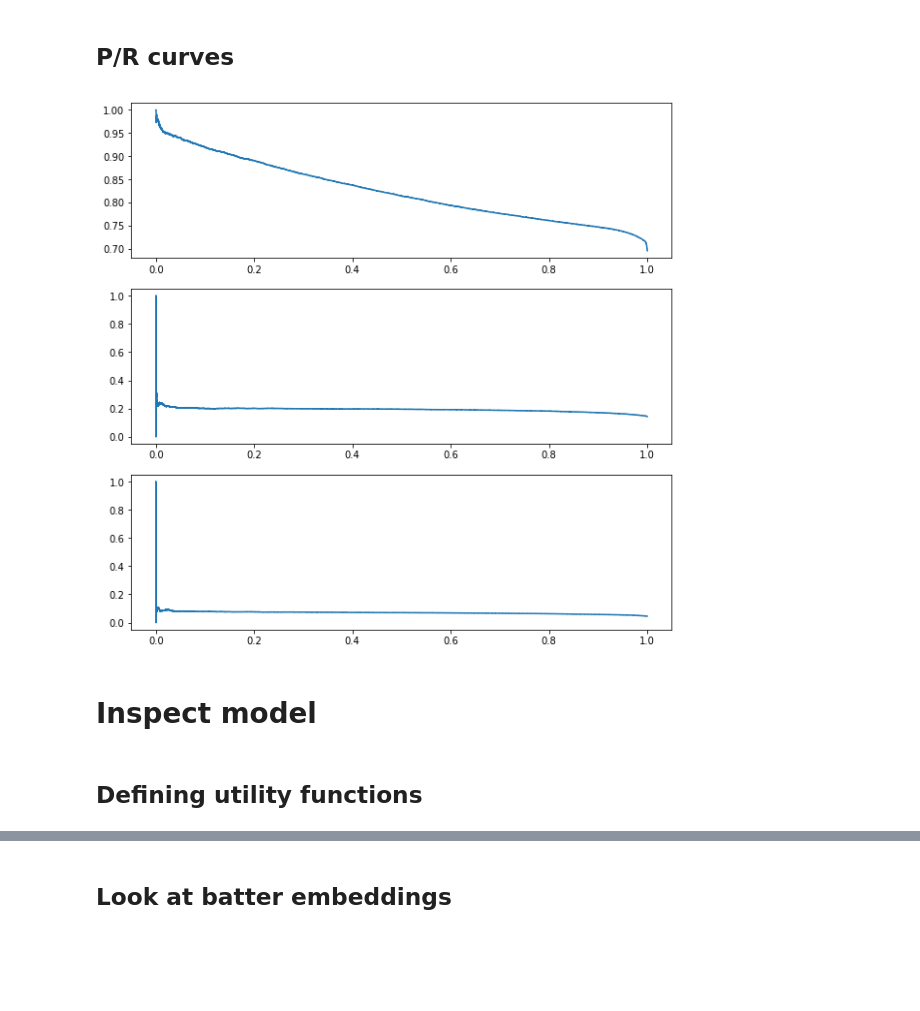
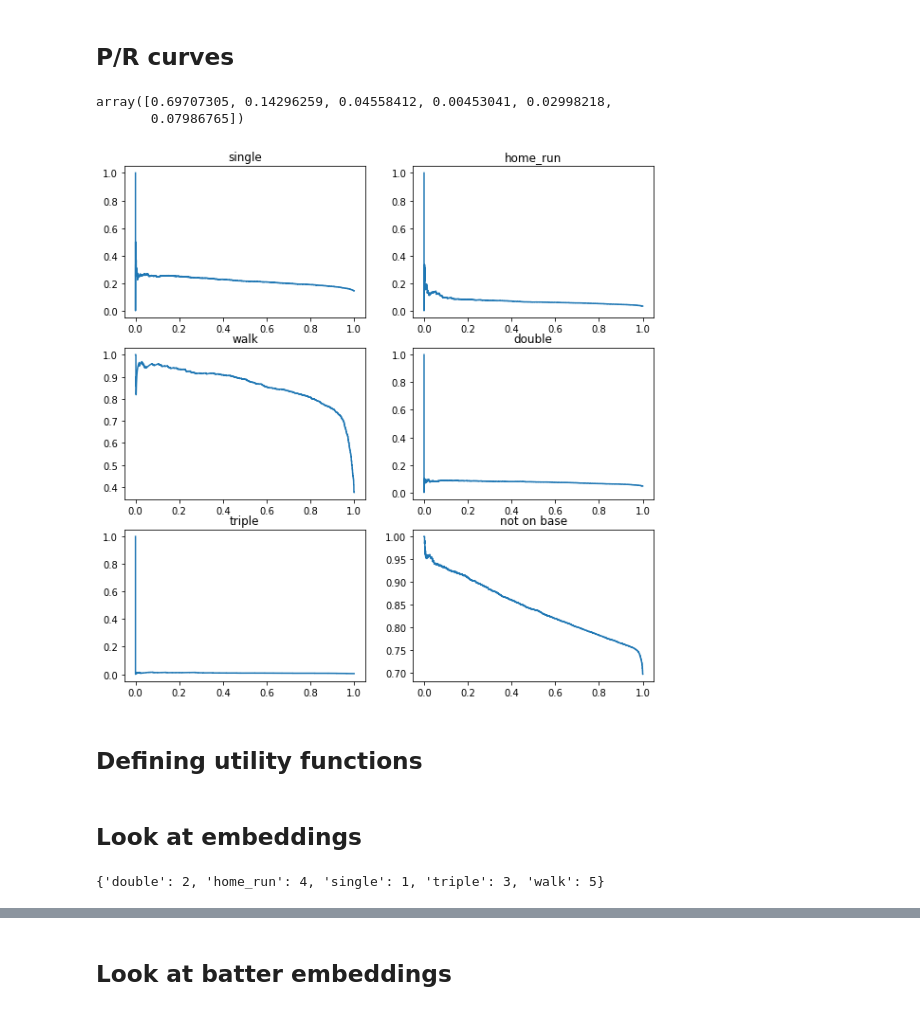
Before and after one commit to dantegates/mlb-statcast, a Jupyter notebook: deep-learning.ipynb, the cells around one changed output, grey strips where cells are left out. Cells and saved outputs as stored; diff of their text form; code cells hidden in the pictures; blank space fills up the shorter version.

Commit message:
added examples with linear model, hybrid model and nonlinear model

```diff
--- a/deep-learning.ipynb
+++ b/deep-learning.ipynb
@@ -514,7 +716,7 @@ def Attention(X):
 
 
 categorical_dimmensions = {
-    'batter_id': 4,
+    'batter_id': 1,
     'pitcher_id': 1,
 }
 
@@ -534,6 +736,7 @@ for feature in categorical_features:
 
 # Average is just a hacky way to get these embeddings 2D.
 Avg = keras.layers.Lambda(lambda x: K.mean(x, axis=1))
+batter_embedding = Avg(embeddings.pop('batter_id'))
 pitcher_embedding = Avg(embeddings.pop('pitcher_id'))
 X_embeddings = keras.layers.Concatenate(axis=-1)(list(embeddings.values()))
 
@@ -544,17 +747,11 @@ X, attention = Attention(X_lstm)
 X = keras.layers.Concatenate()([
     X,
     pitcher_embedding,
+    batter_embedding
 ])
 X = keras.layers.Dense(len(target_events) + 1, activation='softmax', name='y')(X)
 
-
-X_aux = keras.layers.Dense(32, activation='relu')(X_lstm)
-X_aux = keras.layers.BatchNormalization()(X_aux)
-X_aux = keras.layers.Dense(32, activation='relu')(X_aux)
-X_aux = keras.layers.BatchNormalization()(X_aux)
-X_aux = keras.layers.Dense(len(auxillary_targets), name='y_aux')(X_aux)
-
-model = keras.models.Model(
+hybrid_model = keras.models.Model(
     inputs=[numeric_input] + list(categorical_inputs),
-    outputs=[X, X_aux])
+    outputs=X)
 # %%
@@ -579,6 +776,6 @@ Non-trainable params: 262
 __________________________________________________________________________________________________
 # %%
-model.compile(loss={'y': 'categorical_crossentropy', 'y_aux': 'mse'}, optimizer='adam', loss_weights={'y': 1., 'y_aux': 3.})
+hybrid_model.compile(loss='categorical_crossentropy', optimizer='adam')
 # %%
 L = []
 def g():
@@ -588,7 +785,7 @@ def g():
             if len(y_aux.shape) != 3:
                 L.append(None)
                 continue
-            yield X, {'y': y, 'y_aux': y_aux}
-model.fit_generator(g(), steps_per_epoch=len(batches), epochs=10)
+            yield X, y
+hybrid_model.fit_generator(g(), steps_per_epoch=len(batches), epochs=10)
 # %% [output]
 Epoch 1/10
@@ -619,22 +803,30 @@ len(L)
 # %% [markdown]
 ## P/R curves
+# %%
+y_all.mean(axis=0)
+# %% [output]
+array([0.69707305, 0.14296259, 0.04558412, 0.00453041, 0.02998218,
+       0.07986765])
 # %%
-preds = np.concatenate([model.predict(x)[0] for x, _, _ in batches])
+preds = np.concatenate([hybrid_model.predict(x) for x, _, _ in batches])
 y_all = np.concatenate([y for _, y, _ in batches])
 # %%
 import matplotlib.pyplot as plt
 from sklearn.metrics import precision_recall_curve
 %matplotlib inline
 
-fig, axs = plt.subplots(3, 1, figsize=(10, 10))
+fig, axs = plt.subplots(3, 2, figsize=(10, 10))
 
-for idx, ax in enumerate(axs):
+for ax_idx, (event, idx) in enumerate(target_events.items()):
     p, r, t = precision_recall_curve(y_all[:, idx], preds[:, idx])
-    ax.plot(r, p)
+    axs[ax_idx % 3, 0 if not ax_idx % 2 else 1].plot(r, p)
+    axs[ax_idx % 3, 0 if not ax_idx % 2 else 1].set_title(event)
+
+p, r, t = precision_recall_curve(y_all[:, 0], preds[:, 0])
+axs[2, 1].plot(r, p)
+_ = axs[2, 1].set_title('not on base')
 # %% [output]
-[figure, old version]
+[figure, new version]
-# %% [markdown]
-# Inspect model
 # %% [markdown]
 ## Defining utility functions
 # %%
@@ -646,3 +838,9 @@ def get_embeddings(X, model, feature):
     input_ = model.get_layer(f'{feature}_input').get_output_at(-1)
     encoding = model.get_layer(f'{feature}_embedding').get_output_at(-1)
     return keras.models.Model(inputs=input_, outputs=encoding).predict(X)
+# %% [markdown]
+## Look at embeddings
+# %%
+target_events
+# %% [output]
+{'double': 2, 'home_run': 4, 'single': 1, 'triple': 3, 'walk': 5}
```
Also changed, not shown: parts of 84 cells of this notebook.
